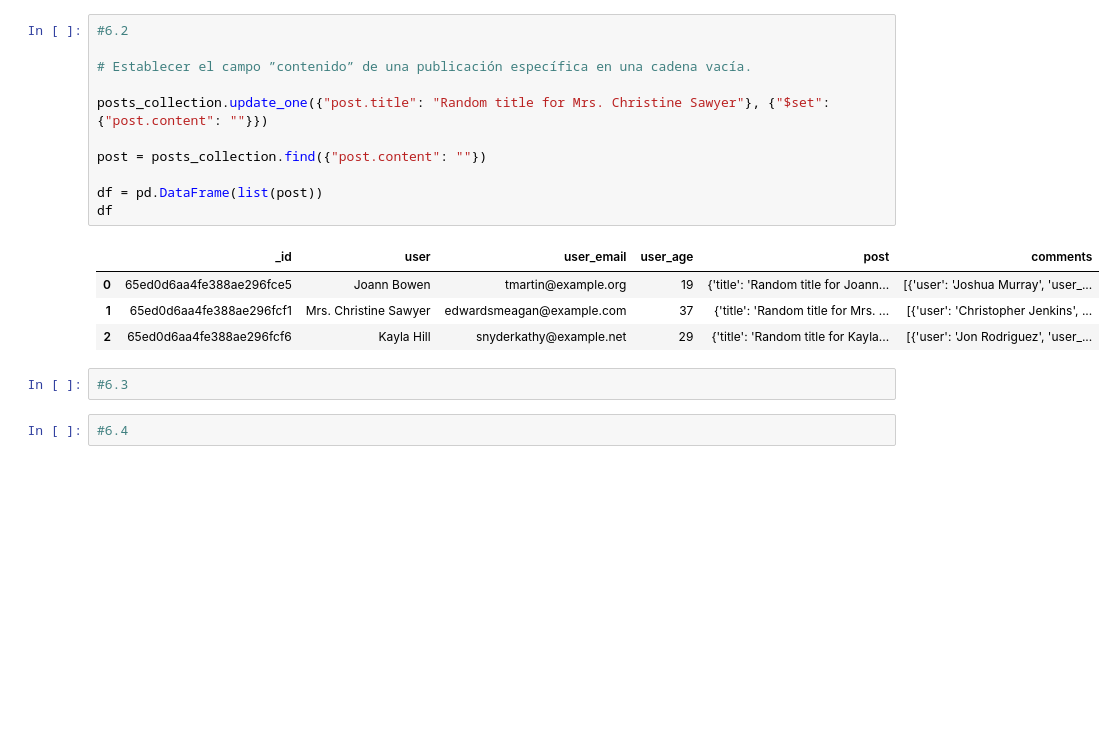
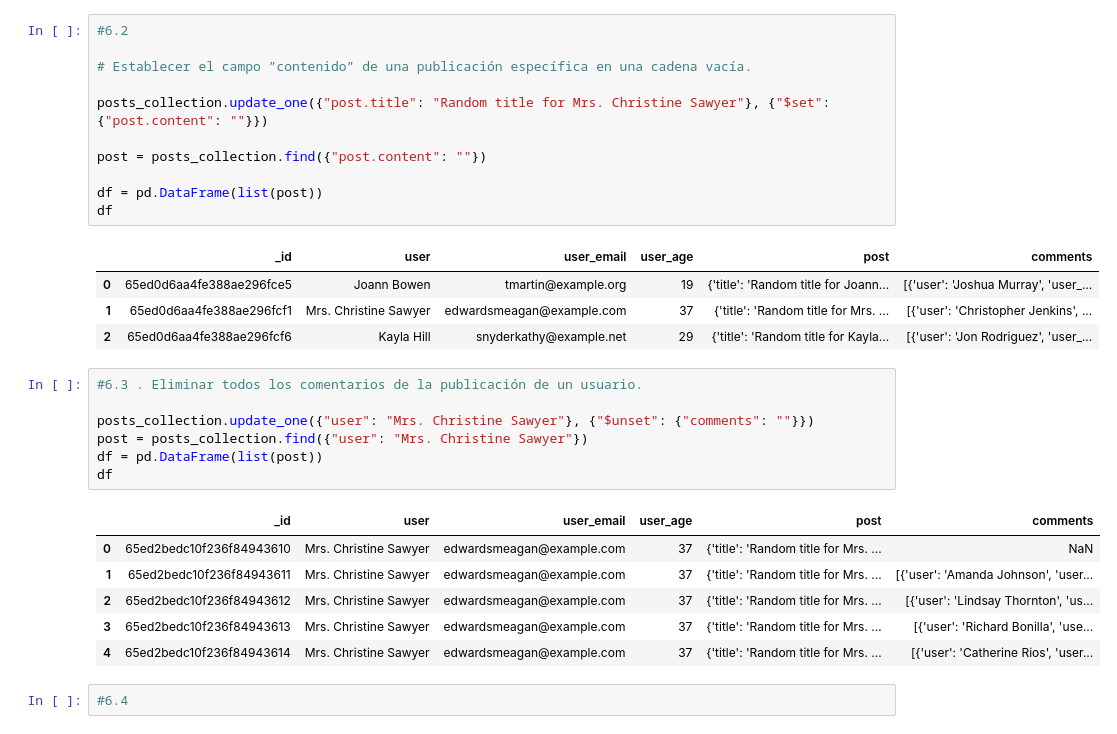
Before and after one commit to javialroro/TareasBases, a Jupyter notebook: 02 - MongoDB/test_mongo.ipynb, the cells around one changed output. Cells and saved outputs as stored; diff of their text form; blank space fills up the shorter version.

```diff
--- a/02 - MongoDB/test_mongo.ipynb
+++ b/02 - MongoDB/test_mongo.ipynb
@@ -262,8 +406,20 @@ df
 | 0 | 65ed0d6aa4fe388ae296fce5 | Joann Bowen | tmartin@example.org | 19 | {'title': 'Random title for Joann... | [{'user': 'Joshua Murray', 'user_... |
 | 1 | 65ed0d6aa4fe388ae296fcf1 | Mrs. Christine Sawyer | edwardsmeagan@example.com | 37 | {'title': 'Random title for Mrs. ... | [{'user': 'Christopher Jenkins', ... |
 | 2 | 65ed0d6aa4fe388ae296fcf6 | Kayla Hill | snyderkathy@example.net | 29 | {'title': 'Random title for Kayla... | [{'user': 'Jon Rodriguez', 'user_... |
-# %%
-#6.3
+# %%
+#6.3 . Eliminar todos los comentarios de la publicación de un usuario.
+
+posts_collection.update_one({"user": "Mrs. Christine Sawyer"}, {"$unset": {"comments": ""}})
+post = posts_collection.find({"user": "Mrs. Christine Sawyer"})
+df = pd.DataFrame(list(post))
+df
+# %% [output]
+|  | _id | user | user_email | user_age | post | comments |
+| 0 | 65ed2bedc10f236f84943610 | Mrs. Christine Sawyer | edwardsmeagan@example.com | 37 | {'title': 'Random title for Mrs. ... | NaN |
+| 1 | 65ed2bedc10f236f84943611 | Mrs. Christine Sawyer | edwardsmeagan@example.com | 37 | {'title': 'Random title for Mrs. ... | [{'user': 'Amanda Johnson', 'user... |
+| 2 | 65ed2bedc10f236f84943612 | Mrs. Christine Sawyer | edwardsmeagan@example.com | 37 | {'title': 'Random title for Mrs. ... | [{'user': 'Lindsay Thornton', 'us... |
+| 3 | 65ed2bedc10f236f84943613 | Mrs. Christine Sawyer | edwardsmeagan@example.com | 37 | {'title': 'Random title for Mrs. ... | [{'user': 'Richard Bonilla', 'use... |
+| 4 | 65ed2bedc10f236f84943614 | Mrs. Christine Sawyer | edwardsmeagan@example.com | 37 | {'title': 'Random title for Mrs. ... | [{'user': 'Catherine Rios', 'user... |
 # %%
 #6.4
 # %%
```
Also changed, not shown: parts of 15 cells of this notebook, 1 other file.
